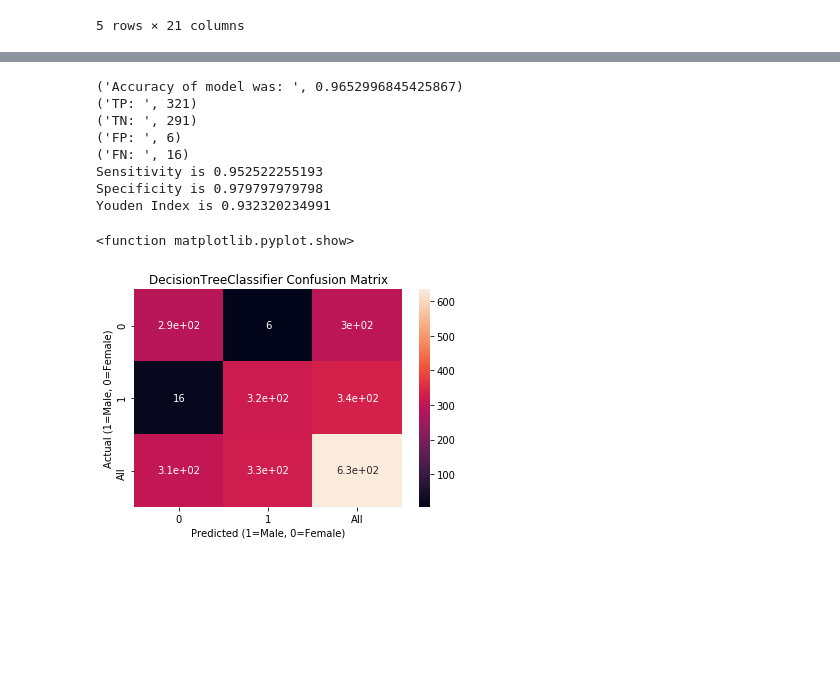
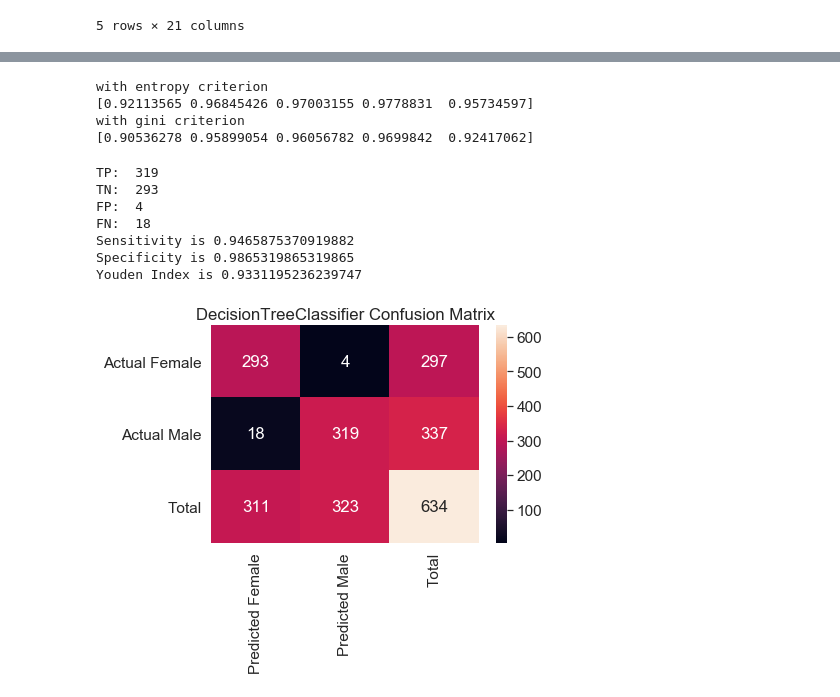
Before and after one commit to DataScienceGroup2/DataScienceExamPaper2020, a Jupyter notebook: DecisionTreeClassifier.ipynb, the cells around one changed output, grey strips where cells are left out. Saved outputs shown, nothing was run; the diff lists cells and outputs as text; code cells hidden in the pictures; blank space fills up the shorter version.

Commit message:
DecisionTreeUpdate

```diff
--- a/DecisionTreeClassifier.ipynb
+++ b/DecisionTreeClassifier.ipynb
@@ -60,27 +62,37 @@ from sklearn.model_selection import train_test_split
 x_train, x_test, y_train, y_test = train_test_split(features, gender, test_size = 0.2, random_state = 42)
 # %%
 from sklearn.tree import DecisionTreeClassifier
-import time
+from sklearn.model_selection import cross_val_score
 
 # Set variable "DTC" to be the DecisionTreeClassifier using default hyperparameter
-DTC = DecisionTreeClassifier()
+DTC = DecisionTreeClassifier(criterion="entropy")
+#test with cross val to finde out which hyperperamters to use
+scores = cross_val_score(DTC,features,gender, cv=5)
+print("with entropy criterion")
+print(scores)
+DTC = DecisionTreeClassifier(criterion="gini")
+scores = cross_val_score(DTC,features,gender, cv=5)
+print("with gini criterion")
+print(scores)
+#result is nearly the same, but entropy performns slightly better.
 
-t0=time.time()
+# Set variable "DTC" to be the DecisionTreeClassifier using default hyperparameter
+DTC = DecisionTreeClassifier(criterion="entropy")
+
 # Train the model using the training sets
 DTC.fit(x_train,y_train)
-t1=time.time()
 
-# print(f"\tTraining time:\t\t{t1-t0:.3f}")
 
 # Predict the response for the test dataset
 y_pred=DTC.predict(x_test)
+# %% [output]
+with entropy criterion
+[0.92113565 0.96845426 0.97003155 0.9778831  0.95734597]
+with gini criterion
+[0.90536278 0.95899054 0.96056782 0.9699842  0.92417062]
 # %%
 # Import metrics module from scikit-learn
 from sklearn import metrics
-# Check how often the knn model is correct
-accuracy = metrics.accuracy_score(y_test, y_pred)
-# Print the result
-print("Accuracy of model was: ", accuracy)
 
 # Get values for true positive (true male), true negative (true female),
 # false positive (false male) and false negative (false female)
@@ -94,7 +106,7 @@ fn = sum((y_test != y_pred) * (y_test == 1) * 1)
 print("FN: ", fn)
 
 # Import division to ensure that division returns a float
-from __future__ import division
+
 # Define the sensitivity and specificity
 sens = tp / (tp + fn)
 spec = tn / (fp + tn)
@@ -107,30 +119,25 @@ youden = sens - (1 - spec)
 
 print("Youden Index is {}".format(youden))
 # %% [output]
-('Accuracy of model was: ', 0.9652996845425867)
-('TP: ', 321)
-('TN: ', 291)
-('FP: ', 6)
-('FN: ', 16)
-Sensitivity is 0.952522255193
-Specificity is 0.979797979798
-Youden Index is 0.932320234991
+TP:  319
+TN:  293
+FP:  4
+FN:  18
+Sensitivity is 0.9465875370919882
+Specificity is 0.9865319865319865
+Youden Index is 0.9331195236239747
-# %%
-# Import matplotlib
-import matplotlib.pyplot as plt
-# Set dataset for confusion matrix using the test and prediction data
-confusion_data = {'Actual': y_test, 'Predicted': y_pred}
-
-# Define the Pandas dataframe
-df = pd.DataFrame(confusion_data, columns=['Actual', 'Predicted'])
-confusion_matrix = pd.crosstab(df['Actual'], df['Predicted'], rownames=['Actual (1=Male, 0=Female)'], colnames=['Predicted (1=Male, 0=Female)'], margins = True)
-plt.title('DecisionTreeClassifier Confusion Matrix', loc='center')
-
-# Import Seaborn for visualisation
-import seaborn as sn
-
-sn.heatmap(confusion_matrix, annot=True)
-plt.show
-# %% [output]
-<function matplotlib.pyplot.show>
-[figure, removed]
+# %%
+# Set dataset for confusion matrix using the test and prediction data
+confusion_data = [[tn, fp, tn+fp], [fn, tp, fn+tp], [tn+fn, fp+tp, tn+fp+fn+tp]]
+
+pd.options.display.float_format = '{:.4f}'.format
+
+# Define the Pandas dataframe
+df = pd.DataFrame(confusion_data, ['Actual Female', 'Actual Male', 'Total'], ['Predicted Female', 'Predicted Male', 'Total'])
+sn.set(font_scale=1.4)
+sn.heatmap(df, annot=True, fmt='g')
+
+plt.title('DecisionTreeClassifier Confusion Matrix', loc='center')
+plt.show()
+# %% [output]
+[figure, added]
```
Also changed, not shown: parts of 3 cells of this notebook.
